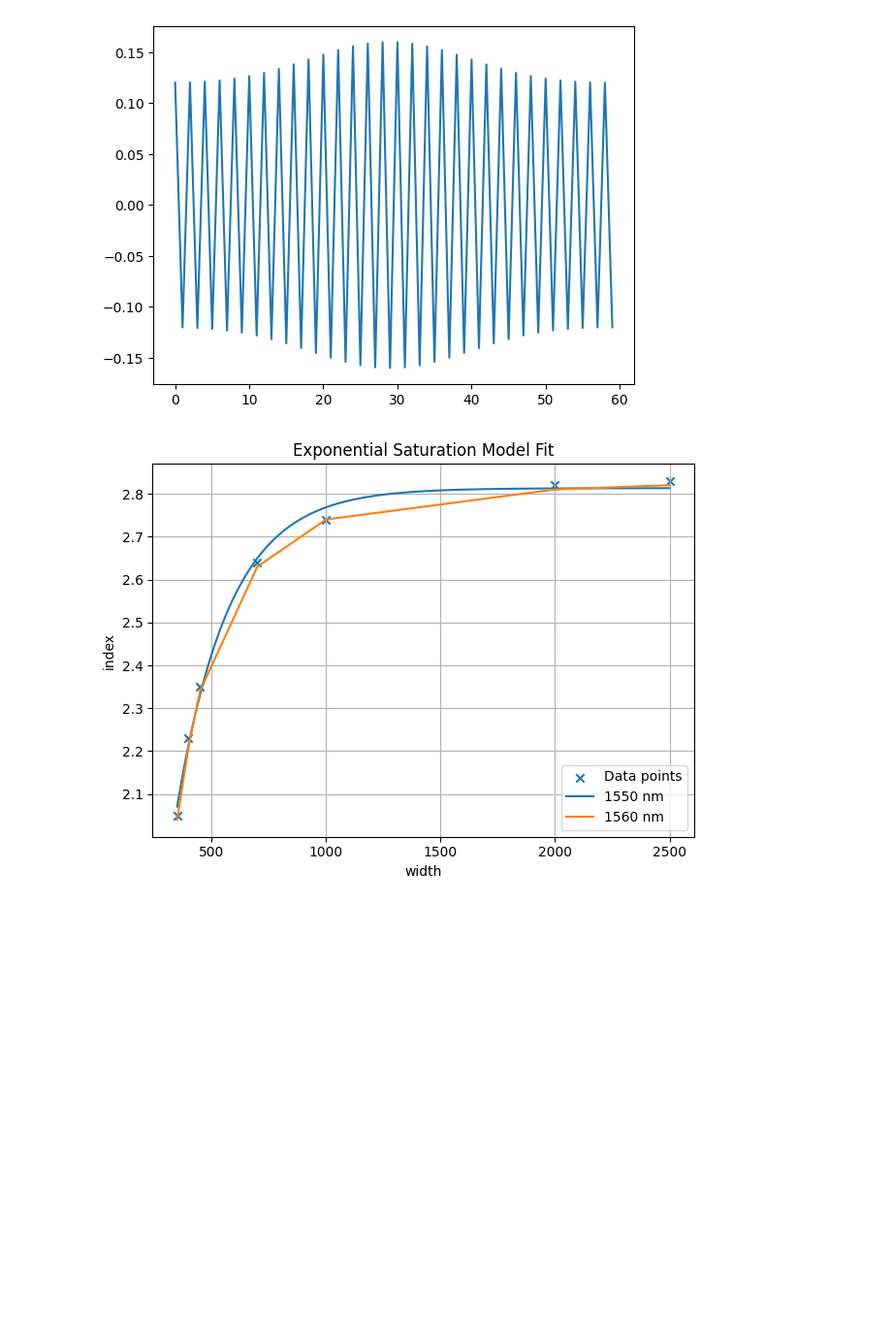
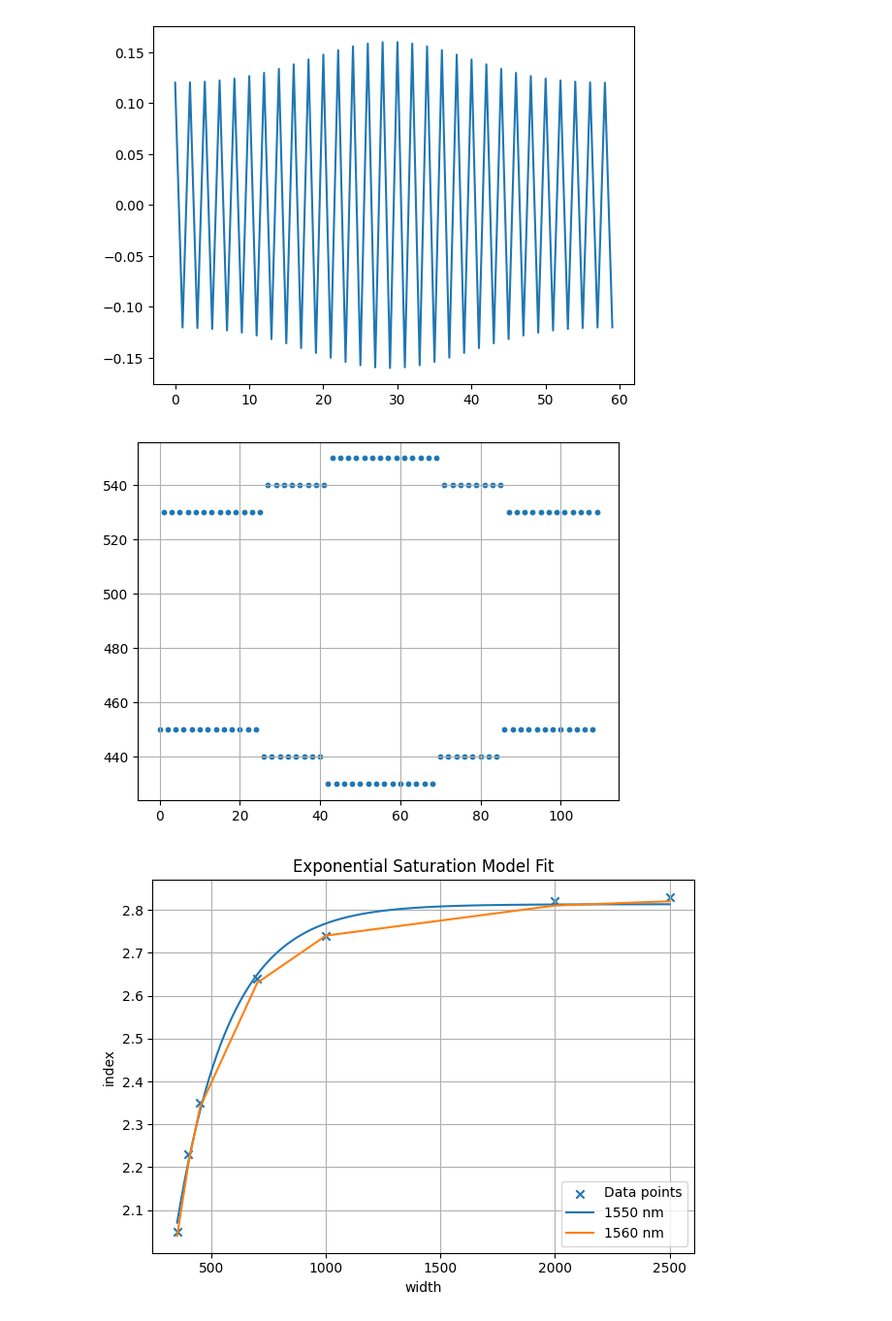
Before and after one commit to luowillson/Bragg-Grating-Simulation, a Jupyter notebook: simulation.ipynb, the cells around one changed output. Shown: that part at 97% size. Saved outputs shown, nothing was run; the diff lists cells and outputs as text; code cells hidden in the pictures; blank space fills up the shorter version.

```diff
--- a/simulation.ipynb
+++ b/simulation.ipynb
@@ -285,9 +318,26 @@ plt.plot(I, delta)
 [<matplotlib.lines.Line2D at 0x...>]
 [figure]
 # %%
-"""This cell is used to turn the index profile to a width profile"""
-def index_to_width(wl, n):
-    delta = n - n_eff_lambda(wl)
+"""This cell is used to graph the width profile"""
+import plotly.express as px
+x = []
+widths = []
+width1_ = 0.45
+width2_ = 0.53
+for i in range(N):
+    delta_width = apodize_width(N=N, N_i=i, delta_w=apodization_width)
+    width1_ = round((width1 - delta_width) * 1000 / 10) * 10
+    width2_ = round((width2 + delta_width) * 1000 / 10) * 10
+    widths.append(width1_)
+    widths.append(width2_)
+for i in range(len(widths)):
+    x.append(i)
+fig = px.scatter(x, widths)
+fig.show()
+plt.scatter(x, widths, 10.0)
+plt.grid(True)
+# %% [output]
+[figure, added]
 # %%
 """This cell is used to plot the index vs width and provide a line of best fit"""
 
```
Also changed, not shown: parts of 5 cells of this notebook.
